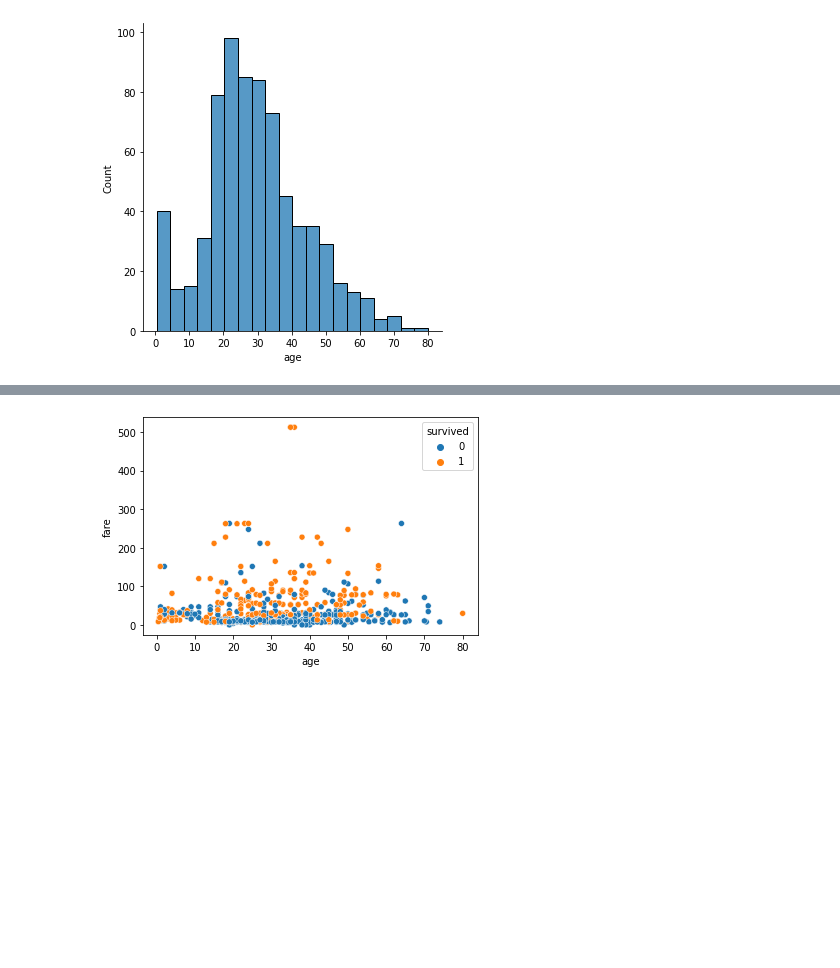
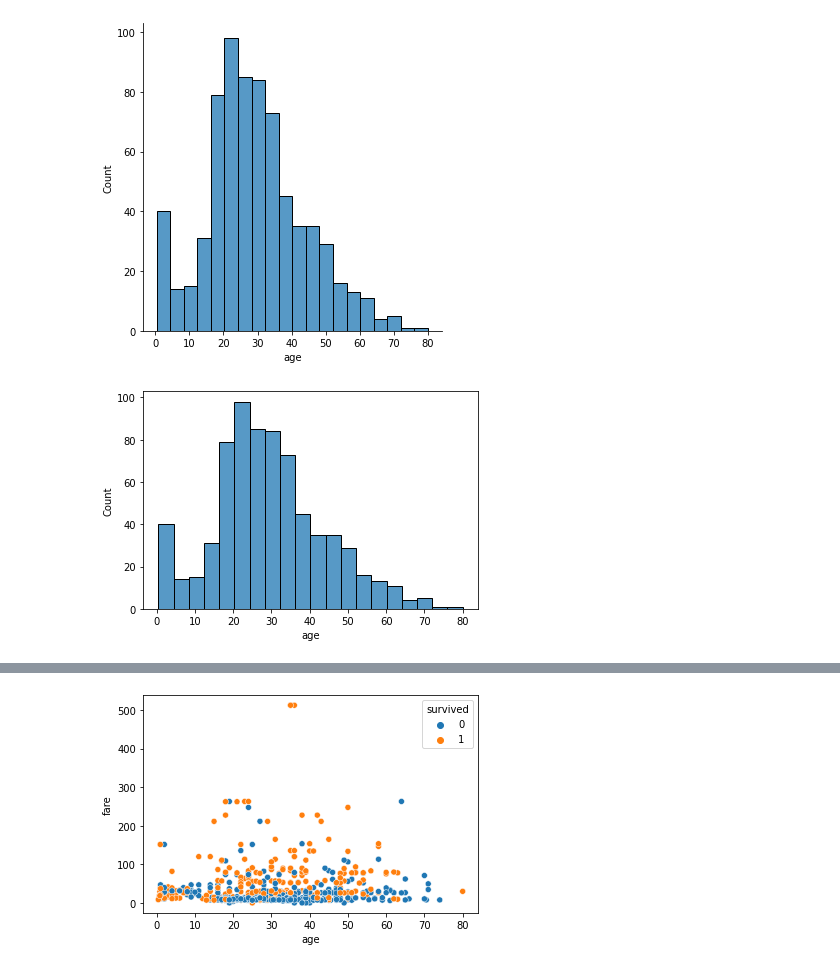
Before and after one commit to honghanhh/py40a12l2, a Jupyter notebook: lectures/lecture4/lan_titanic-Copy1.ipynb, the cells around one changed output, grey strips where cells are left out. Cells and saved outputs as stored; diff of their text form; code cells hidden in the pictures; blank space fills up the shorter version.

```diff
--- a/lectures/lecture4/lan_titanic-Copy1.ipynb
+++ b/lectures/lecture4/lan_titanic-Copy1.ipynb
@@ -90,5 +125,10 @@ sns.displot(data=titanic, x ='age')
 plt.show()
 # %% [output]
 [figure]
+# %%
+sns.histplot(titanic, x ='age')
+plt.show()
+# %% [output]
+[figure, added]
 # %%
 #check correlation between 'Age' and 'Survived'
```
Also changed, not shown: parts of 12 cells of this notebook, 2 other files.
